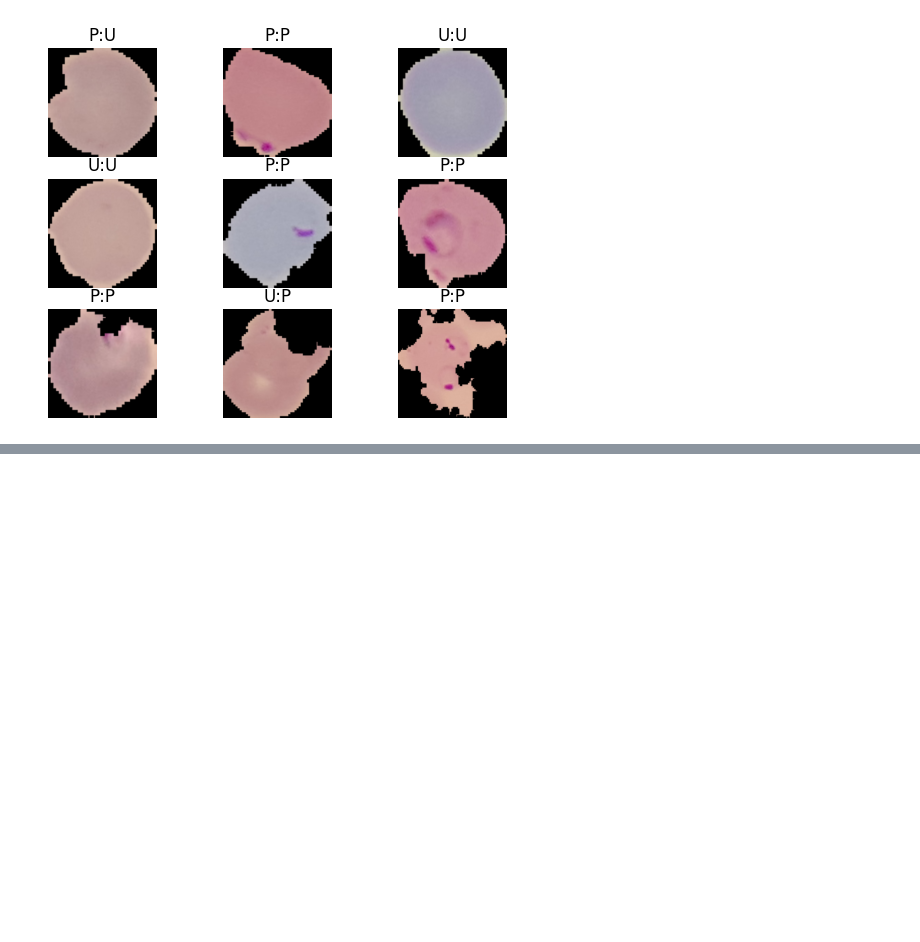
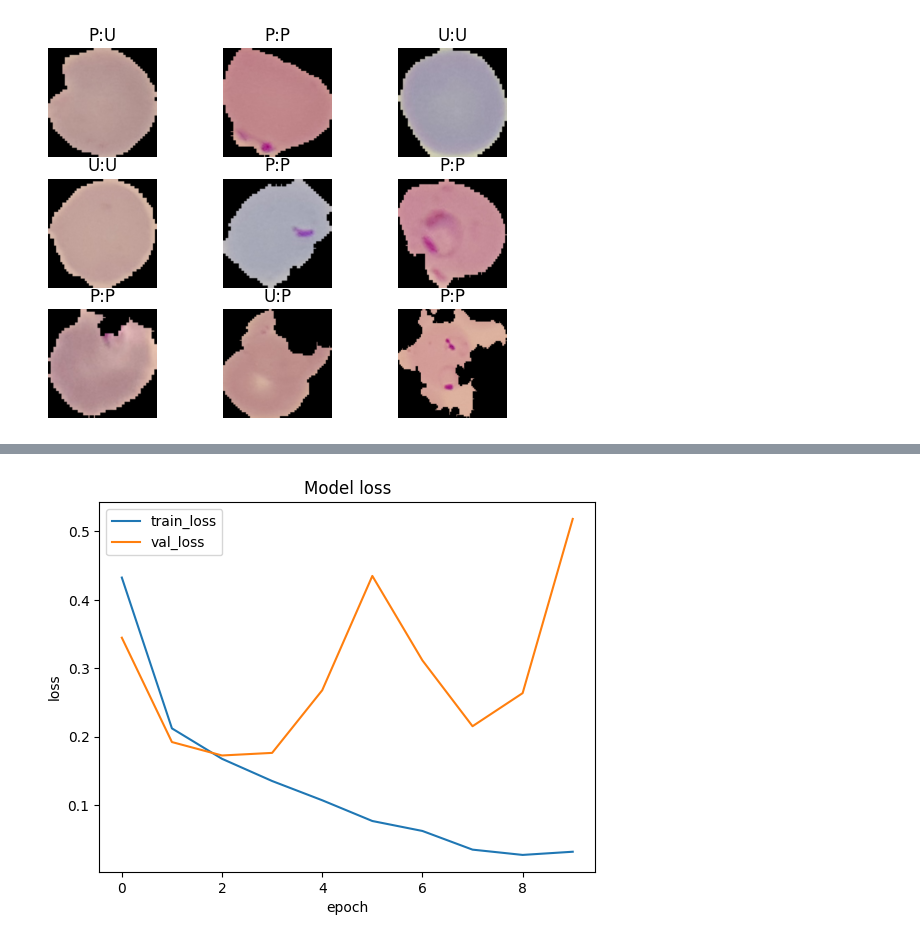
Before and after one commit to Ridhiman27/DeepVision-Hub, a Jupyter notebook: Malaria_Diagnosis_CNN.ipynb, the cells around one changed output, grey strips where cells are left out. Drawn from its saved outputs; the diff is of its cells as text; code cells hidden in the pictures; blank space fills up the shorter version.

```diff
--- a/Malaria_Diagnosis_CNN.ipynb
+++ b/Malaria_Diagnosis_CNN.ipynb
@@ -239,0 +245,17 @@ nmodel.save('/content/drive/MyDrive/malaria_cnn.h5')
+# %%
+func_input = Input(shape = (im_size,im_size,3),name = "Input_Image")
+x = Conv2D(filters = 6, kernel_size = 3, strides=1, padding = 'valid', activation = 'relu')(func_input)
+x = BatchNormalization()(x)
+x = MaxPool2D(pool_size = 2, strides = 2)(x)
+x = Conv2D(filters = 16, kernel_size = 3, strides=1, padding = 'valid', activation = 'relu')(x)
+x = BatchNormalization()(x)
+x = MaxPool2D(pool_size = 2, strides = 2)(x)
+x = Flatten()(x)
+x = Dense(100,activation = "relu")(x)
+x = BatchNormalization()(x)
+x = Dense(10,activation = "relu")(x)
+x = BatchNormalization()(x)
+func_output = Dense(1,activation = "sigmoid")(x)
+
+lenet_model = Model(func_input,func_output,name = "Lenet_Model")
+lenet_model.summary()
@@ -239,0 +280,6 @@ nmodel.save('/content/drive/MyDrive/malaria_cnn.h5')
+# %%
+lenet_model.compile(optimizer = Adam(learning_rate = 0.001),
+              loss = BinaryCrossentropy(),
+              metrics = 'accuracy')
+# %%
+history = lenet_model.fit(train_dataset,validation_data = val_dataset, epochs = 10, verbose = 1)
@@ -239,0 +307,10 @@ nmodel.save('/content/drive/MyDrive/malaria_cnn.h5')
+# %%
+plt.plot(history.history['loss'])
+plt.plot(history.history['val_loss'])
+plt.title('Model loss')
+plt.ylabel('loss')
+plt.xlabel('epoch')
+plt.legend(['train_loss','val_loss'])
+plt.show()
+# %% [output]
+[figure, added]
```
Also changed, not shown: parts of 9 cells of this notebook.
